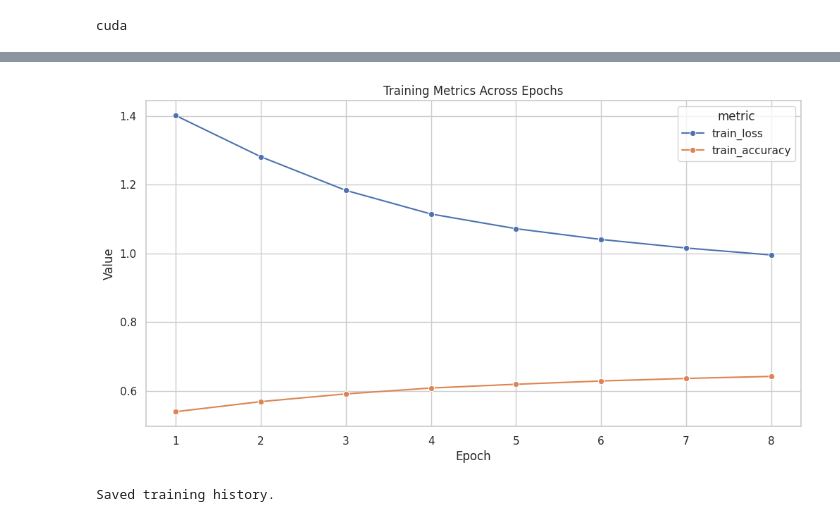
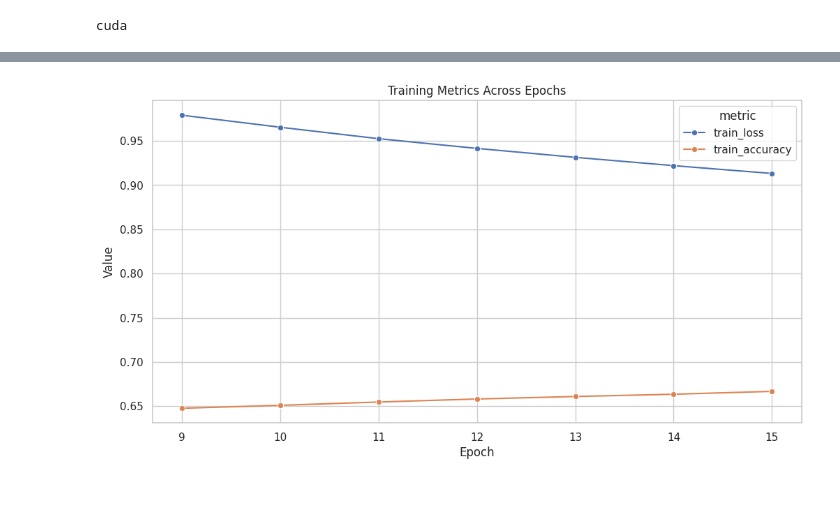
Before and after one commit to Ruipi/tfg, a Jupyter notebook: notebooks/07_strategic_dataset_training.ipynb, the cells around one changed output, grey strips where cells are left out. Drawn from its saved outputs; the diff is of its cells as text; code cells hidden in the pictures; blank space fills up the shorter version.

```diff
--- a/notebooks/07_strategic_dataset_training.ipynb
+++ b/notebooks/07_strategic_dataset_training.ipynb
@@ -87,2 +122,2 @@ optimizer = torch.optim.AdamW(
 # %%
-NUM_EPOCHS = 8
+NUM_EPOCHS = 15
@@ -91,7 +137,7 @@ train_losses = []
 
 train_accuracies = []
 
-for epoch in range(NUM_EPOCHS):
+for epoch in range(start_epoch, NUM_EPOCHS):
 
     model.train()
 
@@ -326,7 +368,7 @@ history_df = pd.DataFrame({
 
     "epoch": list(
         range(
-            1,
+            start_epoch + 1,
             NUM_EPOCHS + 1
         )
     ),
@@ -337,6 +379,14 @@ history_df = pd.DataFrame({
     "train_accuracy":
         train_accuracies,
 })
+plt.savefig(
+
+    "../reports/figures/strategic_distribution_500k_15.png",
+
+    dpi=300,
+
+    bbox_inches="tight",
+)
 
 history_df
 # %% [output]
@@ -455,38 +499,34 @@ history_long.head()
 # %%
 plt.figure(figsize=(12, 6))
 
 sns.lineplot(
 
     data=history_long,
 
     x="epoch",
 
     y="value",
 
     hue="metric",
 
     marker="o",
 )
 
 plt.title(
     "Training Metrics Across Epochs"
 )
 
 plt.xlabel("Epoch")
 
 plt.ylabel("Value")
 
+plt.savefig(
+
+    "../reports/figures/strategic_metrics_500k_15.png",
+
+    dpi=300,
+)
+
 plt.show()
 # %% [output]
-[figure, old version]
+[figure, new version]
-# %%
-history_df.to_csv(
-
-    "../reports/training_history.csv",
-
-    index=False,
-)
-
-print("Saved training history.")
-# %% [output]
-Saved training history.
```
Also changed, not shown: parts of 10 cells of this notebook, 29 other files.
